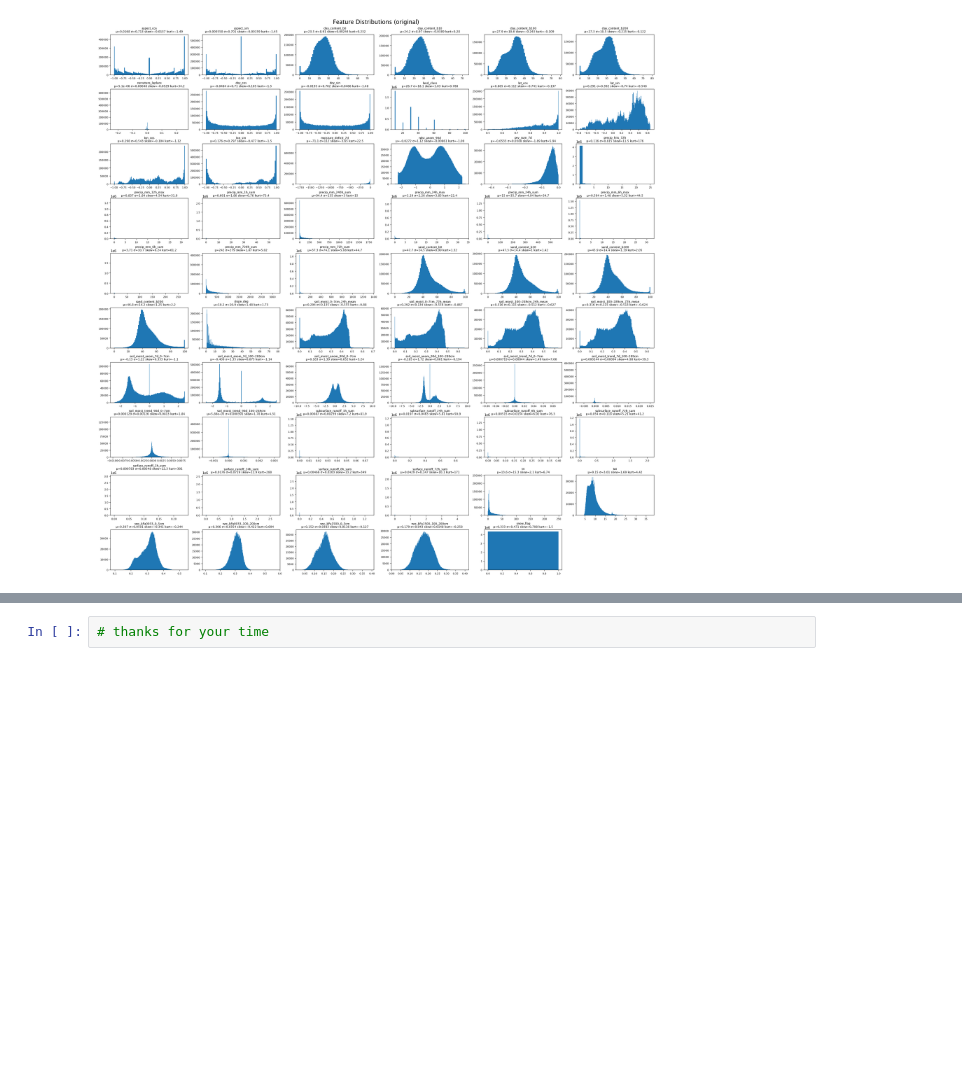
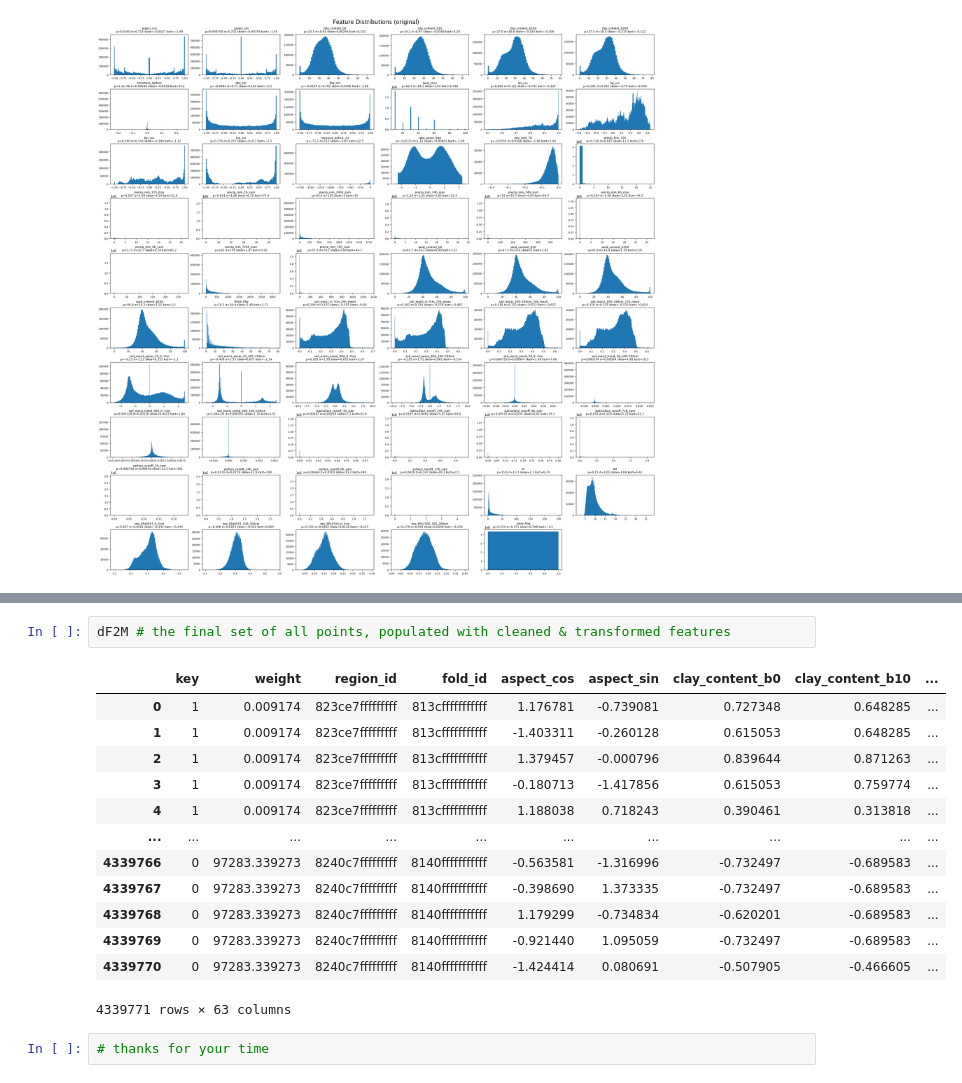
Before and after one commit to shyagehike/atlas-v2, a Jupyter notebook: features.ipynb, the cells around one changed output, grey strips where cells are left out. Drawn from its saved outputs; the diff is of its cells as text; blank space fills up the shorter version.

```diff
--- a/features.ipynb
+++ b/features.ipynb
@@ -998,2 +988,18 @@ multiplots(dF2M,'transformed',200) # plot normalized distributions
+# %%
+dF2M # the final set of all points, populated with cleaned & transformed features
+# %% [output]
+|  | key | weight | region_id | fold_id | aspect_cos | aspect_sin | clay_content_b0 | clay_content_b10 | ... |
+| 0 | 1 | 0.009174 | 823ce7fffffffff | 813cfffffffffff | 1.176781 | -0.739081 | 0.727348 | 0.648285 | ... |
+| 1 | 1 | 0.009174 | 823ce7fffffffff | 813cfffffffffff | -1.403311 | -0.260128 | 0.615053 | 0.648285 | ... |
+| 2 | 1 | 0.009174 | 823ce7fffffffff | 813cfffffffffff | 1.379457 | -0.000796 | 0.839644 | 0.871263 | ... |
+| 3 | 1 | 0.009174 | 823ce7fffffffff | 813cfffffffffff | -0.180713 | -1.417856 | 0.615053 | 0.759774 | ... |
+| 4 | 1 | 0.009174 | 823ce7fffffffff | 813cfffffffffff | 1.188038 | 0.718243 | 0.390461 | 0.313818 | ... |
+| ... | ... | ... | ... | ... | ... | ... | ... | ... | ... |
+| 4339766 | 0 | 97283.339273 | 8240c7fffffffff | 8140fffffffffff | -0.563581 | -1.316996 | -0.732497 | -0.689583 | ... |
+| 4339767 | 0 | 97283.339273 | 8240c7fffffffff | 8140fffffffffff | -0.398690 | 1.373335 | -0.732497 | -0.689583 | ... |
+| 4339768 | 0 | 97283.339273 | 8240c7fffffffff | 8140fffffffffff | 1.179299 | -0.734834 | -0.620201 | -0.689583 | ... |
+| 4339769 | 0 | 97283.339273 | 8240c7fffffffff | 8140fffffffffff | -0.921440 | 1.095059 | -0.732497 | -0.689583 | ... |
+| 4339770 | 0 | 97283.339273 | 8240c7fffffffff | 8140fffffffffff | -1.424414 | 0.080691 | -0.507905 | -0.466605 | ... |
+4339771 rows × 63 columns
 # %%
 # thanks for your time
```
Also changed, not shown: parts of 14 cells of this notebook, 20 other files.
